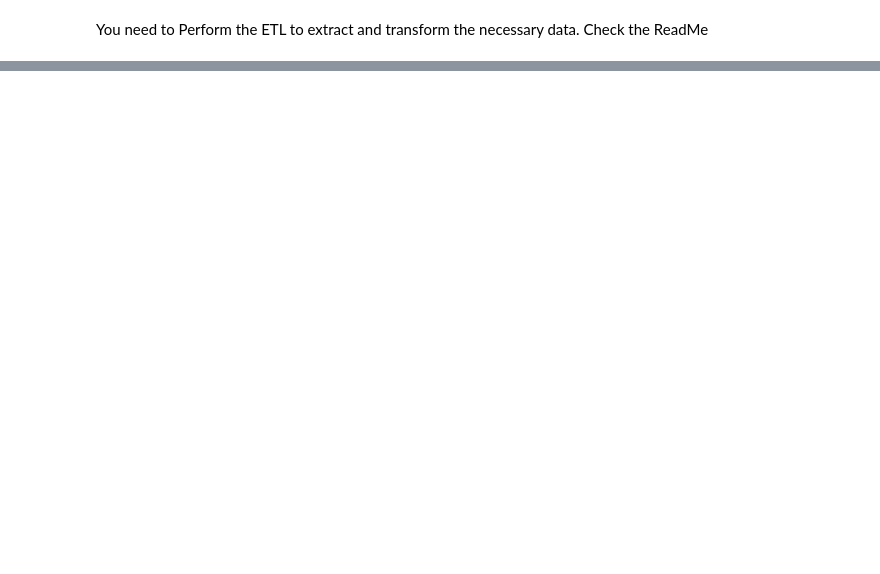
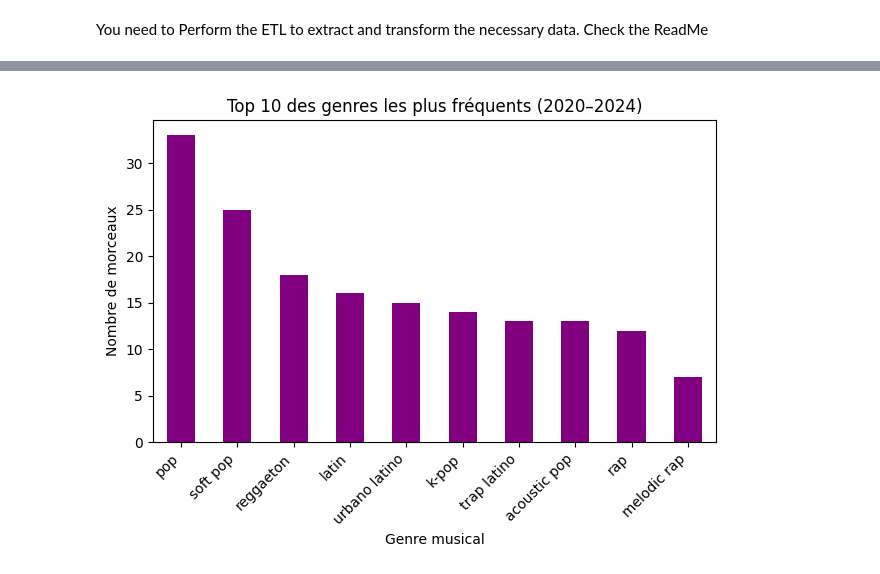
Before and after one commit to jul339/spotify_hits, a Jupyter notebook: notebooks/spotify_analysis.ipynb, the cells around one changed output, grey strips where cells are left out. Drawn from its saved outputs; the diff is of its cells as text; code cells hidden in the pictures; blank space fills up the shorter version.

```diff
--- a/notebooks/spotify_analysis.ipynb
+++ b/notebooks/spotify_analysis.ipynb
@@ -39,0 +126,10 @@ plt.show()
+# %%
+df_genres["artist_genres"].value_counts().nlargest(10).plot(kind="bar", color="purple")
+plt.title("Top 10 des genres les plus fréquents (2020–2024)")
+plt.ylabel("Nombre de morceaux")
+plt.xlabel("Genre musical")
+plt.xticks(rotation=45, ha='right')
+plt.tight_layout()
+plt.show()
+# %% [output]
+[figure, added]
```
Also changed, not shown: parts of 8 cells of this notebook.
